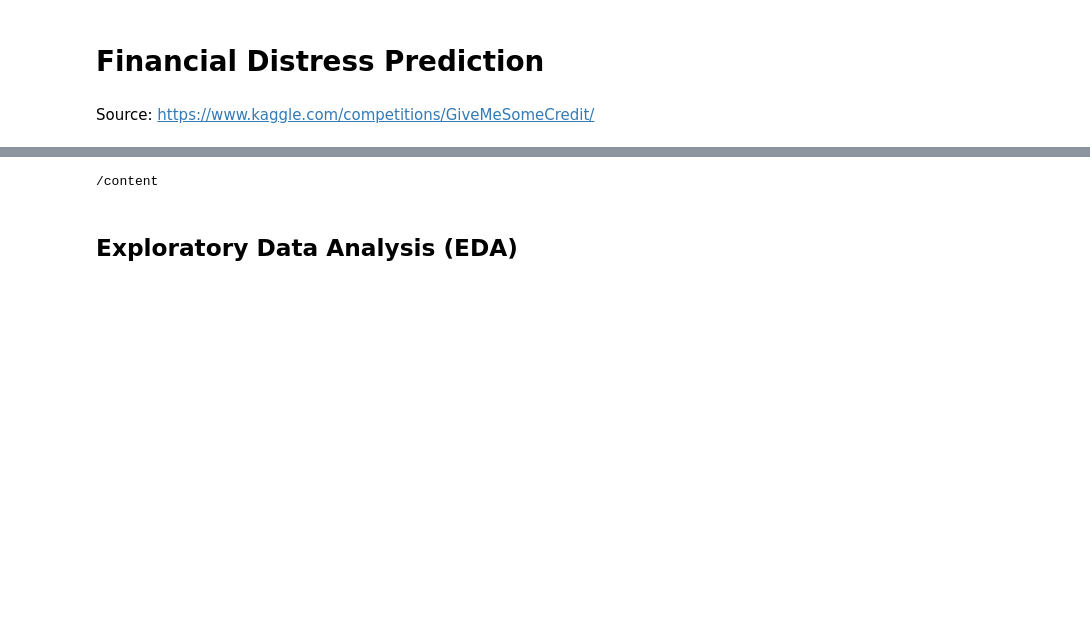
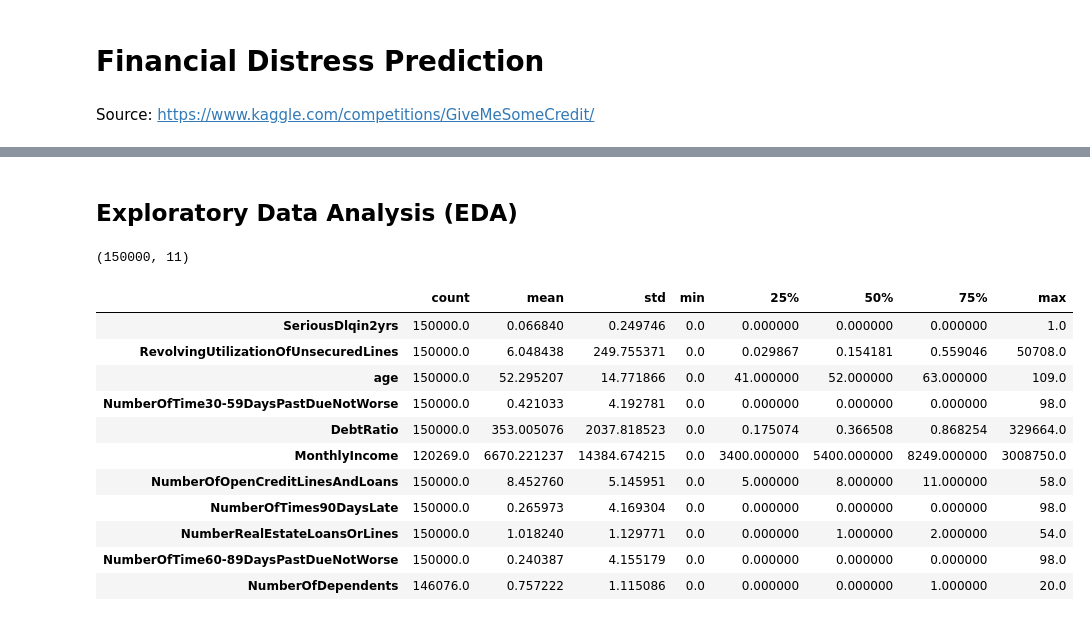
Before and after one commit to rdemarqui/financial_distress_prediction, a Jupyter notebook: Financial_distress_prediction.ipynb, the cells around one changed output, grey strips where cells are left out. Saved outputs shown, nothing was run; the diff lists cells and outputs as text; code cells hidden in the pictures; blank space fills up the shorter version.

```diff
--- a/Financial_distress_prediction.ipynb
+++ b/Financial_distress_prediction.ipynb
@@ -11,8 +35,5 @@ import pandas as pd
 # %%
-# Checking current work dir
+# Getting current working directory
 current_dir = os.getcwd()
-print(current_dir)
-# %% [output]
-/content
 # %%
 # Downloading file
@@ -20,7 +41,27 @@ print(current_dir)
 # %%
 # Opening datasets
-zf = zipfile.ZipFile(os.path.join(current_dir, 'archive.zip'))
-df_train = pd.read_csv(zf.open('train.csv'), low_memory=False)
-df_test = pd.read_csv(zf.open('train.csv'), low_memory=False)
+zf = zipfile.ZipFile(os.path.join(current_dir, 'GiveMeSomeCredit.zip'))
+df_train = pd.read_csv(zf.open('cs-training.csv'), index_col=0, low_memory=False)
+df_test = pd.read_csv(zf.open('cs-test.csv'), index_col=0, low_memory=False)
 # %% [markdown]
 ## Exploratory Data Analysis (EDA)
+# %%
+# Checking null values and data types
+df_train.shape
+# %% [output]
+(150000, 11)
+# %%
+df_train.describe().T
+# %% [output]
+|  | count | mean | std | min | 25% | 50% | 75% | max |
+| SeriousDlqin2yrs | 150000.0 | 0.066840 | 0.249746 | 0.0 | 0.000000 | 0.000000 | 0.000000 | 1.0 |
+| RevolvingUtilizationOfUnsecuredLines | 150000.0 | 6.048438 | 249.755371 | 0.0 | 0.029867 | 0.154181 | 0.559046 | 50708.0 |
+| age | 150000.0 | 52.295207 | 14.771866 | 0.0 | 41.000000 | 52.000000 | 63.000000 | 109.0 |
+| NumberOfTime30-59DaysPastDueNotWorse | 150000.0 | 0.421033 | 4.192781 | 0.0 | 0.000000 | 0.000000 | 0.000000 | 98.0 |
+| DebtRatio | 150000.0 | 353.005076 | 2037.818523 | 0.0 | 0.175074 | 0.366508 | 0.868254 | 329664.0 |
+| MonthlyIncome | 120269.0 | 6670.221237 | 14384.674215 | 0.0 | 3400.000000 | 5400.000000 | 8249.000000 | 3008750.0 |
+| NumberOfOpenCreditLinesAndLoans | 150000.0 | 8.452760 | 5.145951 | 0.0 | 5.000000 | 8.000000 | 11.000000 | 58.0 |
+| NumberOfTimes90DaysLate | 150000.0 | 0.265973 | 4.169304 | 0.0 | 0.000000 | 0.000000 | 0.000000 | 98.0 |
+| NumberRealEstateLoansOrLines | 150000.0 | 1.018240 | 1.129771 | 0.0 | 0.000000 | 1.000000 | 2.000000 | 54.0 |
+| NumberOfTime60-89DaysPastDueNotWorse | 150000.0 | 0.240387 | 4.155179 | 0.0 | 0.000000 | 0.000000 | 0.000000 | 98.0 |
+| NumberOfDependents | 146076.0 | 0.757222 | 1.115086 | 0.0 | 0.000000 | 0.000000 | 1.000000 | 20.0 |
```
Also changed, not shown: parts of 45 cells of this notebook.
